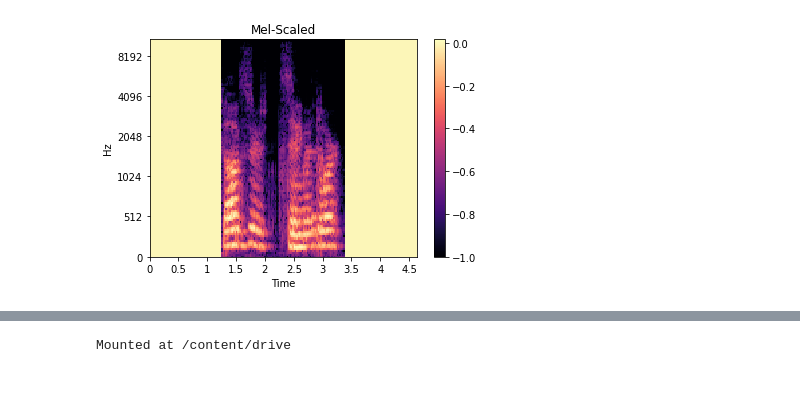
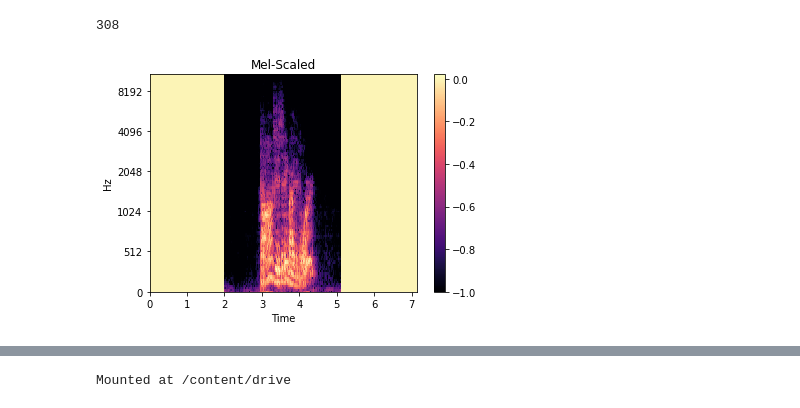
Before and after one commit to Karthick47v2/speech-emotion-classifier, a Jupyter notebook: feature_extraction.ipynb, the cells around one changed output, grey strips where cells are left out. Saved outputs shown, nothing was run; the diff lists cells and outputs as text; code cells hidden in the pictures.

```diff
--- a/feature_extraction.ipynb
+++ b/feature_extraction.ipynb
@@ -67,0 +63,5 @@ df = pd.DataFrame({'path': path_list, 'emotion': emotion_list})
+# %%
+s_df['emotion'] = s_df['emotion'].replace(['a0', 'd0', 'f0', 'h0', 'n0', 'sa', 'su'], [5, 7, 6, 3, 1, 4, 8])
+t_df['emotion'] = t_df['emotion'].replace(['angry', 'disgust', 'fear', 'happy', 'neutral', 'ps', 'sad'], [5, 7, 6, 3, 1, 8, 4])
+# %%
+df = pd.concat([r_df, s_df, t_df])
@@ -146,7 +179,7 @@ plt.show()
 # %%
 # feature extraction
 # %%
-def load_wav(path, stop=175000):
+def load_wav(path, stop=160000):
   # 22.05 kHz, 16 bit
   y, sr = librosa.load(path, mono=True)
   trimmed_y, idx = librosa.effects.trim(y[:stop], top_db=50)
@@ -198,7 +231,7 @@ label = []
 max_mfcc_frame = 0
 max_mel_frame = 0
 
-add_aug = True
+add_aug = False
 
 for idx, row in df.iterrows():
   y, sr = load_wav(row['path'])
@@ -233,13 +266,17 @@ for idx, row in df.iterrows():
 
 padded_mfcc = add_padding(mfcc, max_mfcc_frame)
 padded_mel = add_padding(mel, max_mel_frame)
+# %%
+max_mel_frame
+# %% [output]
+308
 # %%
-librosa.display.specshow(padded_mel[0], x_axis='time', y_axis='mel')
+librosa.display.specshow(padded_mel[1000], x_axis='time', y_axis='mel')
 plt.title('Mel-Scaled')
 plt.colorbar()
 plt.show()
 # %% [output]
-[figure, old version]
+[figure, new version]
 # %%
 librosa.display.specshow(padded_mfcc[0], x_axis='time', y_axis='mel')
 plt.title('Mel-Scaled')
```
Also changed, not shown: parts of 10 cells of this notebook.
